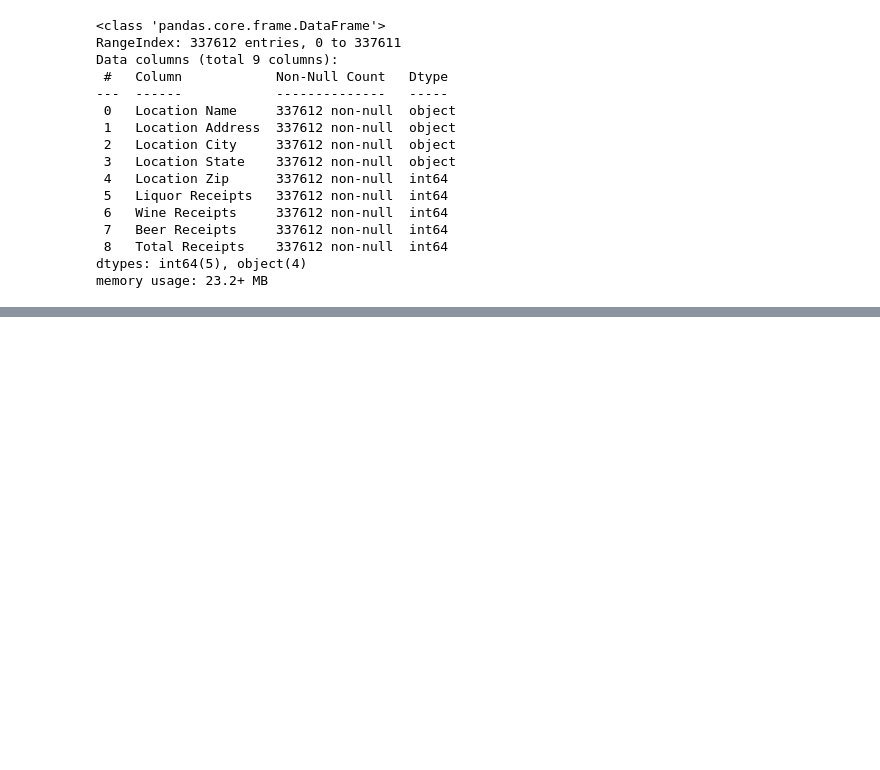
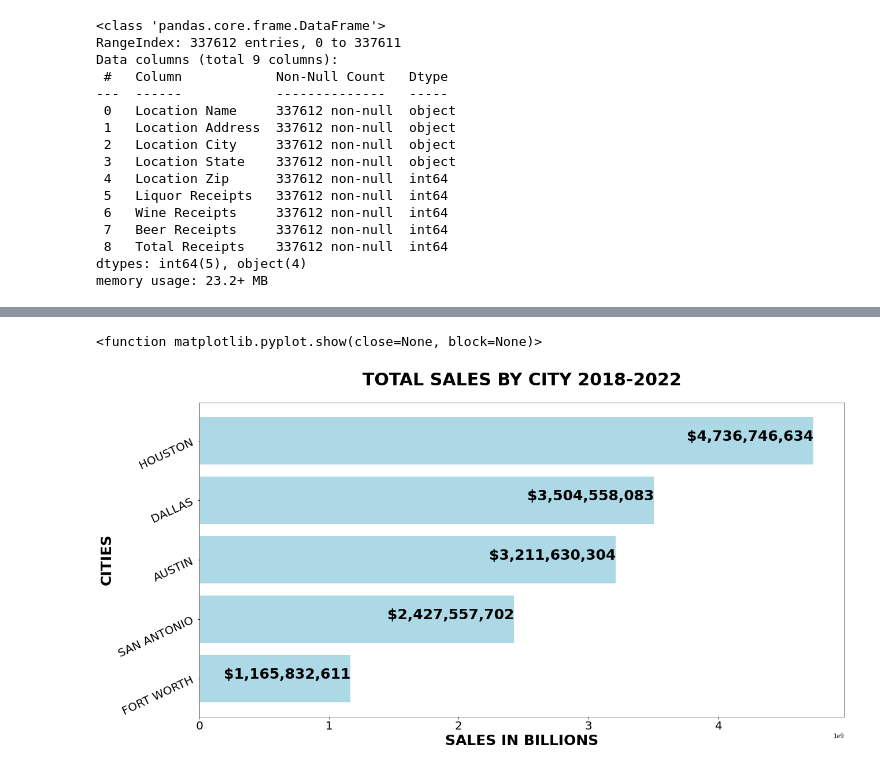
Before and after one commit to DJAMES152/project1, a Jupyter notebook: Untitled.ipynb, the cells around one changed output, grey strips where cells are left out. Saved outputs shown, nothing was run; the diff lists cells and outputs as text; code cells hidden in the pictures; blank space fills up the shorter version.

Commit message:
created charts for total receipts

```diff
--- a/Untitled.ipynb
+++ b/Untitled.ipynb
@@ -196,0 +109,25 @@ city_group.head()
+# %%
+x = np.array(["AUSTIN","DALLAS","FORT WORTH","HOUSTON","SAN ANTONIO"])
+y = np.array([3211630304, 3504558083, 1165832611, 4736746634, 2427557702])
+
+totalsum_df = pd.DataFrame({"CITY":x, "TOTAL SALES":y})
+sorted = totalsum_df.sort_values(by=["TOTAL SALES"], ascending=True)
+
+plt.title("TOTAL SALES BY CITY 2018-2022", fontsize=30, pad=30, weight="bold")
+plt.xlabel("SALES IN BILLIONS",fontsize=25, weight="bold")
+plt.ylabel("CITIES",fontsize=25, weight="bold")
+plt.barh(sorted.CITY, sorted["TOTAL SALES"], height = 0.8, color="lightblue")
+plt.xticks(fontsize=20)
+plt.yticks(fontsize=20, rotation="25")
+
+for index, value in enumerate(sorted["TOTAL SALES"]):
+    plt.text(value, index, f'${value:,}', fontsize=25, ha="right", weight="bold")
+
+fig=plt.gcf()
+fig.set_size_inches(20,10)
+plt.savefig("salesbycitybar.png")
+
+plt.show
+# %% [output]
+<function matplotlib.pyplot.show(close=None, block=None)>
+[figure, added]
```
Also changed, not shown: parts of 46 cells of this notebook, 4 other files.
